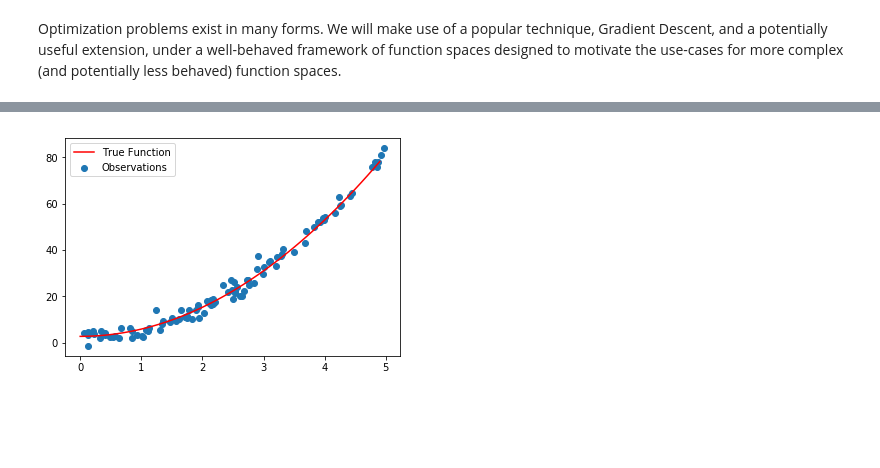
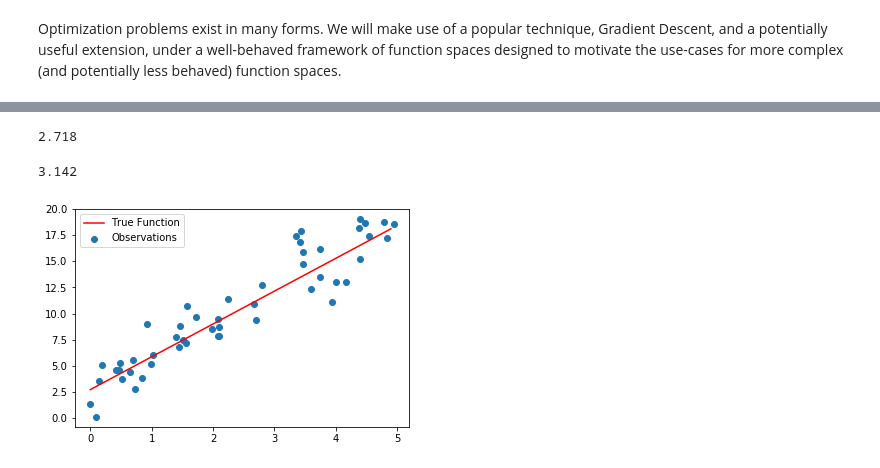
Before and after one commit to jameshorine/metis, a Jupyter notebook: teaching_demo/stochastic_gradient_descent.ipynb, the cells around one changed output, grey strips where cells are left out. Cells and saved outputs as stored; diff of their text form; code cells hidden in the pictures; blank space fills up the shorter version.

```diff
--- a/teaching_demo/stochastic_gradient_descent.ipynb
+++ b/teaching_demo/stochastic_gradient_descent.ipynb
@@ -21,21 +21,31 @@ np.random.seed(2)
 # %%
 #Parameters (dont look at these yet!)
-N = 100
+N = 50
+#x = np.random.randn(N,1)*3 +10
 x = np.random.rand(N,1)*5
 x_plot = np.arange(0,5,step=0.1)
 # Let the following command be the true function
-b0 = round(math.exp(1),3)
-b1 = round(math.pi, 3)
+#b0 = round(math.exp(1),3) #whats this number? :)
+#b1 = round(math.pi, 3) #whats this number? :)
 # %%
-#Function
-y = b0 + b1*x**2
+#True and unknown to us functional relationship between X and Y:
+#sigma = 2
+y = b0 + b1*x #+ sigma * np.random.randn(N,1)
 # Get some noisy observations
 y_obs = y + 2*np.random.randn(N,1)
+# %%
+b0
+# %% [output]
+2.718
+# %%
+b1
+# %% [output]
+3.142
 # %%
 plt.scatter(x,y_obs,label='Observations')
-plt.plot(x_plot,b0 + b1*x_plot**2,c='r', label='True Function')
+plt.plot(x_plot,b0 + b1*x_plot,c='r', label='True Function')
 
 plt.legend()
 plt.show()
 # %% [output]
-[figure, old version]
+[figure, new version]
```
Also changed, not shown: parts of 21 cells of this notebook.
